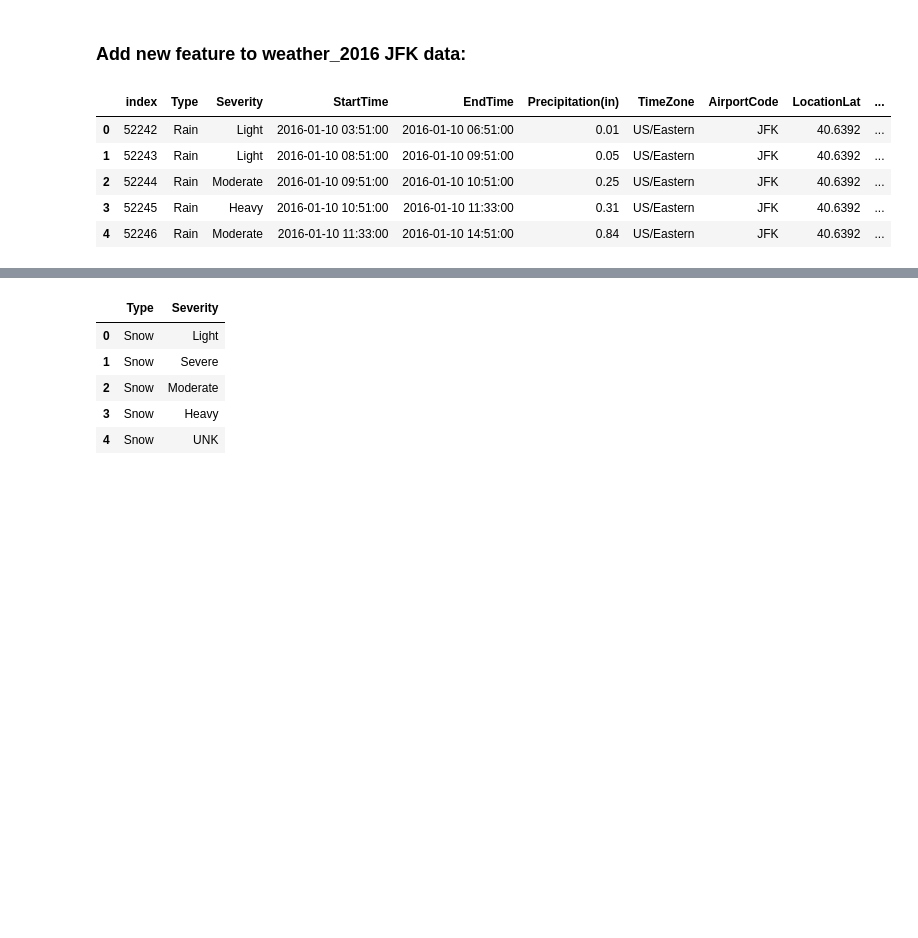
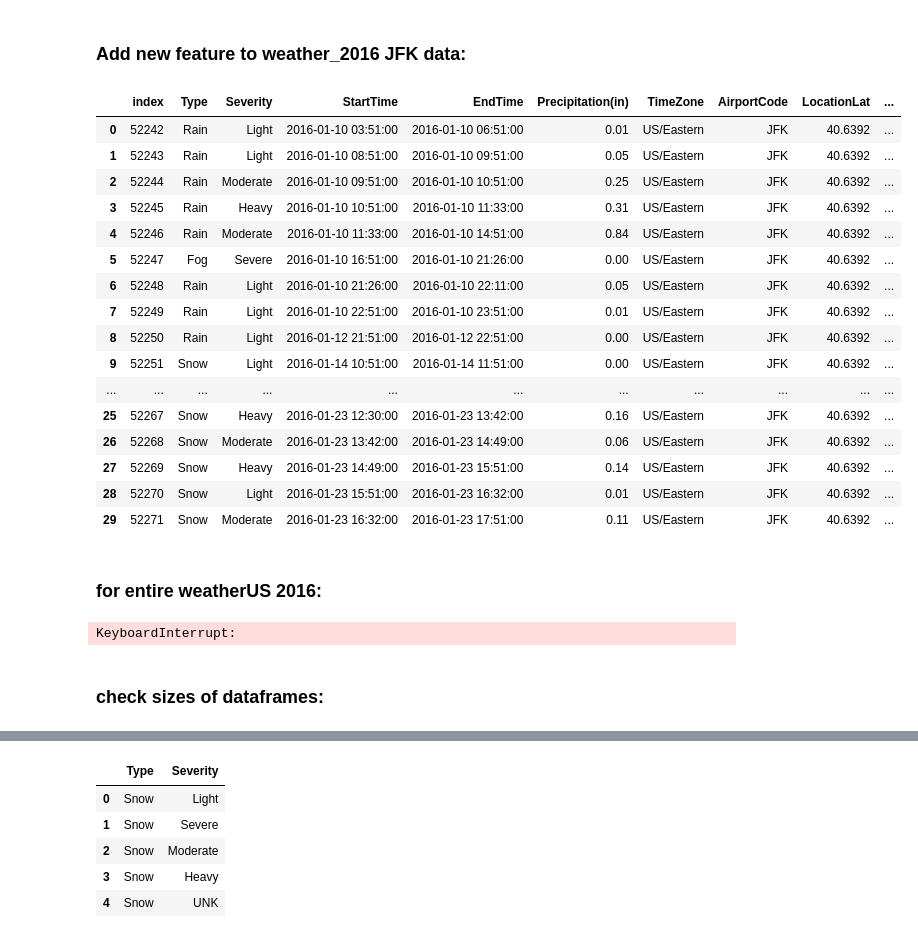
Before and after one commit to fausa/ADS508, a Jupyter notebook: Susy_EDA.ipynb, the cells around one changed output, grey strips where cells are left out. Drawn from its saved outputs; the diff is of its cells as text; code cells hidden in the pictures; blank space fills up the shorter version.

Commit message:
add weather data to flights

```diff
--- a/Susy_EDA.ipynb
+++ b/Susy_EDA.ipynb
@@ -623,12 +623,41 @@ for i in dff_Weather_JFK.index:
 dff_Weather_JFK['Weather_Comb_Var'] = weather_code
 # %%
 dff_Weather_JFK.drop(["Unnamed: 0","EventId"], axis=1, inplace=True)
+# %%
+dff_Weather_JFK['StartTime'] = pd.to_datetime(dff_Weather_JFK['StartTime'],
+                                          format='%Y-%m-%d %H:%M:%S')
+dff_Weather_JFK['EndTime'] = pd.to_datetime(dff_Weather_JFK['EndTime'],
+                                          format='%Y-%m-%d %H:%M:%S')
 # %%
-dff_Weather_JFK.head()
+dff_Weather_JFK.head(30)
 # %% [output]
 |  | index | Type | Severity | StartTime | EndTime | Precipitation(in) | TimeZone | AirportCode | LocationLat | ... |
 | 0 | 52242 | Rain | Light | 2016-01-10 03:51:00 | 2016-01-10 06:51:00 | 0.01 | US/Eastern | JFK | 40.6392 | ... |
 | 1 | 52243 | Rain | Light | 2016-01-10 08:51:00 | 2016-01-10 09:51:00 | 0.05 | US/Eastern | JFK | 40.6392 | ... |
 | 2 | 52244 | Rain | Moderate | 2016-01-10 09:51:00 | 2016-01-10 10:51:00 | 0.25 | US/Eastern | JFK | 40.6392 | ... |
 | 3 | 52245 | Rain | Heavy | 2016-01-10 10:51:00 | 2016-01-10 11:33:00 | 0.31 | US/Eastern | JFK | 40.6392 | ... |
 | 4 | 52246 | Rain | Moderate | 2016-01-10 11:33:00 | 2016-01-10 14:51:00 | 0.84 | US/Eastern | JFK | 40.6392 | ... |
+| 5 | 52247 | Fog | Severe | 2016-01-10 16:51:00 | 2016-01-10 21:26:00 | 0.00 | US/Eastern | JFK | 40.6392 | ... |
+| 6 | 52248 | Rain | Light | 2016-01-10 21:26:00 | 2016-01-10 22:11:00 | 0.05 | US/Eastern | JFK | 40.6392 | ... |
+| 7 | 52249 | Rain | Light | 2016-01-10 22:51:00 | 2016-01-10 23:51:00 | 0.01 | US/Eastern | JFK | 40.6392 | ... |
+| 8 | 52250 | Rain | Light | 2016-01-12 21:51:00 | 2016-01-12 22:51:00 | 0.00 | US/Eastern | JFK | 40.6392 | ... |
+| 9 | 52251 | Snow | Light | 2016-01-14 10:51:00 | 2016-01-14 11:51:00 | 0.00 | US/Eastern | JFK | 40.6392 | ... |
+| ... | ... | ... | ... | ... | ... | ... | ... | ... | ... | ... |
+| 25 | 52267 | Snow | Heavy | 2016-01-23 12:30:00 | 2016-01-23 13:42:00 | 0.16 | US/Eastern | JFK | 40.6392 | ... |
+| 26 | 52268 | Snow | Moderate | 2016-01-23 13:42:00 | 2016-01-23 14:49:00 | 0.06 | US/Eastern | JFK | 40.6392 | ... |
+| 27 | 52269 | Snow | Heavy | 2016-01-23 14:49:00 | 2016-01-23 15:51:00 | 0.14 | US/Eastern | JFK | 40.6392 | ... |
+| 28 | 52270 | Snow | Light | 2016-01-23 15:51:00 | 2016-01-23 16:32:00 | 0.01 | US/Eastern | JFK | 40.6392 | ... |
+| 29 | 52271 | Snow | Moderate | 2016-01-23 16:32:00 | 2016-01-23 17:51:00 | 0.11 | US/Eastern | JFK | 40.6392 | ... |
+# %% [markdown]
+### for entire weatherUS 2016:
+# %%
+weather_code2 = []
+
+for i in weather_df.index:
+    for x in Weather_comb_var.index:
+        if (weather_df.loc[i, 'Type'] == Weather_comb_var.loc[x,'Type']) & (weather_df.loc[i, 'Severity'] == Weather_comb_var.loc[x,'Severity']):
+            weather_code2.append(x)
+
+weather_df['Weather_Comb_Var'] = weather_code2
+# %% [output]
+KeyboardInterrupt:
@@ -634,0 +671,2 @@ dff_Weather_JFK.head()
+# %% [markdown]
+### check sizes of dataframes:
```
Also changed, not shown: parts of 12 cells of this notebook.
